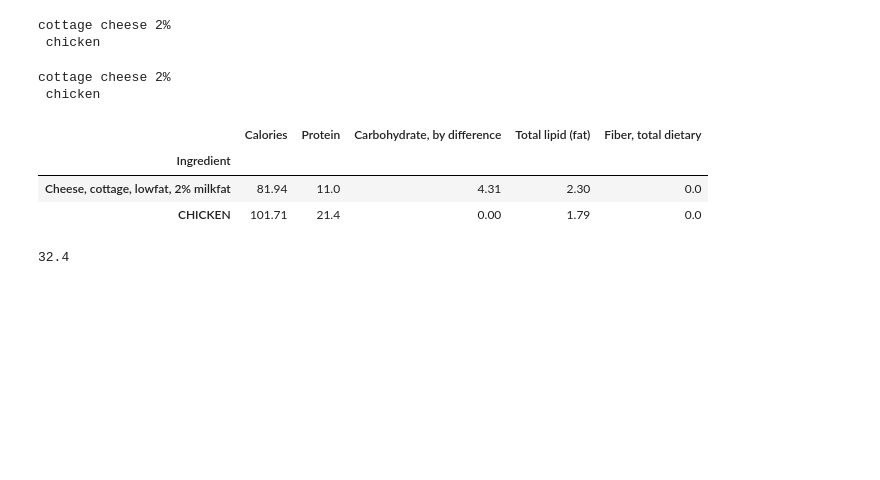
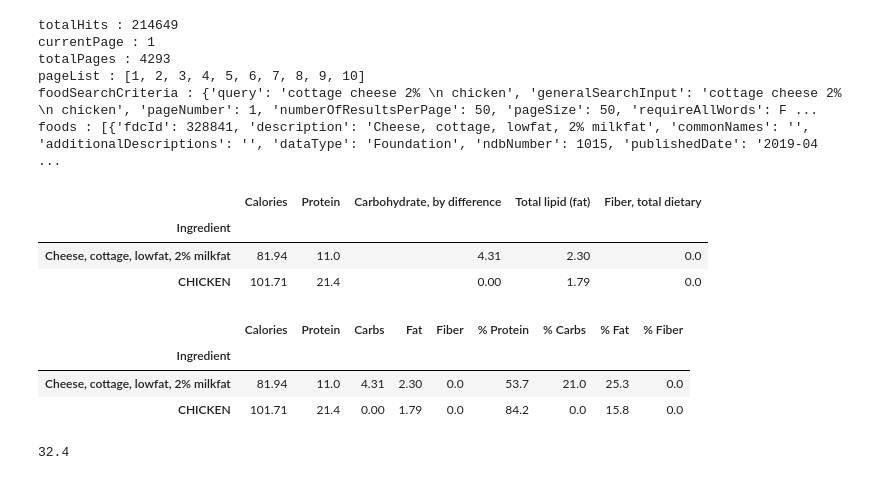
Before and after one commit to jharvey-ebigurus/FOOD, a Jupyter notebook: Food_test.ipynb, the cells around one changed output. Cells and saved outputs as stored; diff of their text form; code cells hidden in the pictures; blank space fills up the shorter version.

Commit message:
latest revision refining USDA api calls and managing result object

```diff
--- a/Food_test.ipynb
+++ b/Food_test.ipynb
@@ -36,13 +61,15 @@ def QueryUSDA(query_block, api_key):
     data_coll[query] = data
   return data_coll
 # %%
-USDA_data=QueryUSDA('cottage cheese 2% \n chicken', api_key)
+USDA_data=USDA_APIRequest(search_query='cottage cheese 2% \n chicken', api_key=api_key)
-# %% [output]
-cottage cheese 2%
- chicken
 # %%
 for item in USDA_data:
-  print(item)
+
+  print(item, ":", USDA_data[item])
 # %% [output]
-cottage cheese 2%
- chicken
+totalHits : 214649
+currentPage : 1
+totalPages : 4293
+pageList : [1, 2, 3, 4, 5, 6, 7, 8, 9, 10]
+foodSearchCriteria : {'query': 'cottage cheese 2% \n chicken', 'generalSearchInput': 'cottage cheese 2% \n chicken', 'pageNumber': 1, 'numberOfResultsPerPage': 50, 'pageSize': 50, 'requireAllWords': F ...
+foods : [{'fdcId': 328841, 'description': 'Cheese, cottage, lowfat, 2% milkfat', 'commonNames': '', 'additionalDescriptions': '', 'dataType': 'Foundation', 'ndbNumber': 1015, 'publishedDate': '2019-04 ...
@@ -117,12 +141,39 @@ for item in USDA_data:
     combined_df.loc[description] = row_data
 
 # Show result
-combined_df
+df = combined_df
+df
 # %% [output]
 |  | Calories | Protein | Carbohydrate, by difference | Total lipid (fat) | Fiber, total dietary |
 | Ingredient |  |  |  |  |  |
 | Cheese, cottage, lowfat, 2% milkfat | 81.94 | 11.0 | 4.31 | 2.30 | 0.0 |
 | CHICKEN | 101.71 | 21.4 | 0.00 | 1.79 | 0.0 |
+# %%
+
+
+# Rename columns
+df.rename(columns={
+    'Carbohydrate, by difference': 'Carbs',
+    'Total lipid (fat)': 'Fat',
+    'Fiber, total dietary': 'Fiber'
+}, inplace=True)
+
+# Calculate percent columns
+df['% Protein'] = (df['Protein'] * 4) / df['Calories'] * 100
+df['% Carbs']   = (df['Carbs']   * 4) / df['Calories'] * 100
+df['% Fat']     = (df['Fat']     * 9) / df['Calories'] * 100
+df['% Fiber']   = (df['Fiber']   * 2) / df['Calories'] * 100
+
+# Round for readability (optional)
+df[['% Protein', '% Carbs', '% Fat', '% Fiber']] = df[['% Protein', '% Carbs', '% Fat', '% Fiber']].round(1)
+
+# Show final DataFrame
+df
+# %% [output]
+|  | Calories | Protein | Carbs | Fat | Fiber | % Protein | % Carbs | % Fat | % Fiber |
+| Ingredient |  |  |  |  |  |  |  |  |  |
+| Cheese, cottage, lowfat, 2% milkfat | 81.94 | 11.0 | 4.31 | 2.30 | 0.0 | 53.7 | 21.0 | 25.3 | 0.0 |
+| CHICKEN | 101.71 | 21.4 | 0.00 | 1.79 | 0.0 | 84.2 | 0.0 | 15.8 | 0.0 |
 # %%
 print(combined_df['Protein'].sum())
 # %% [output]
```
Also changed, not shown: parts of 8 cells of this notebook.
